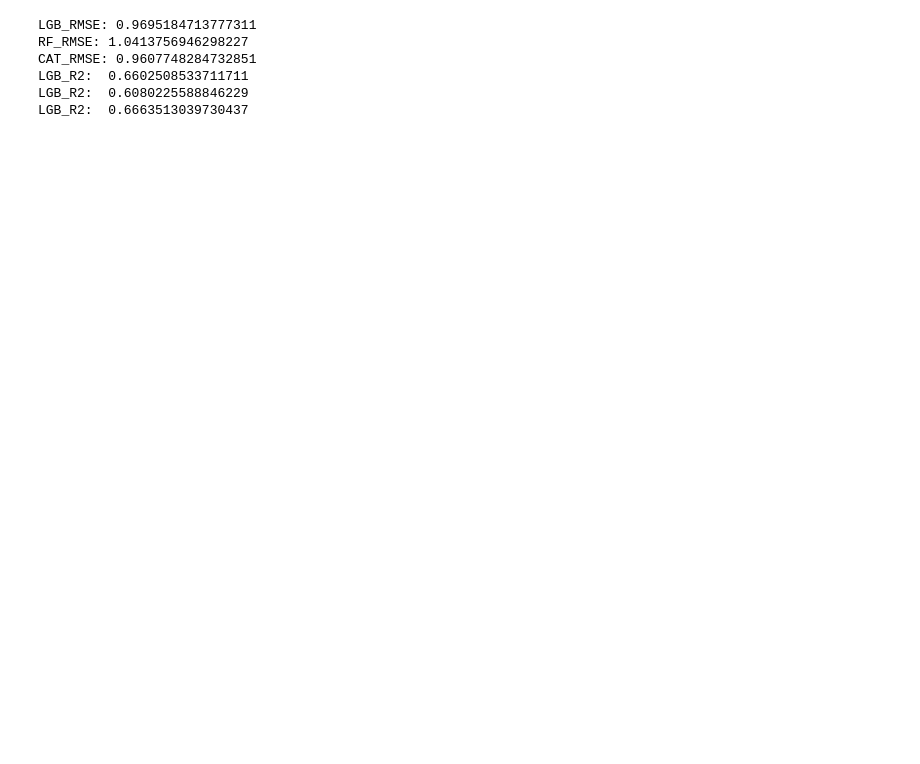
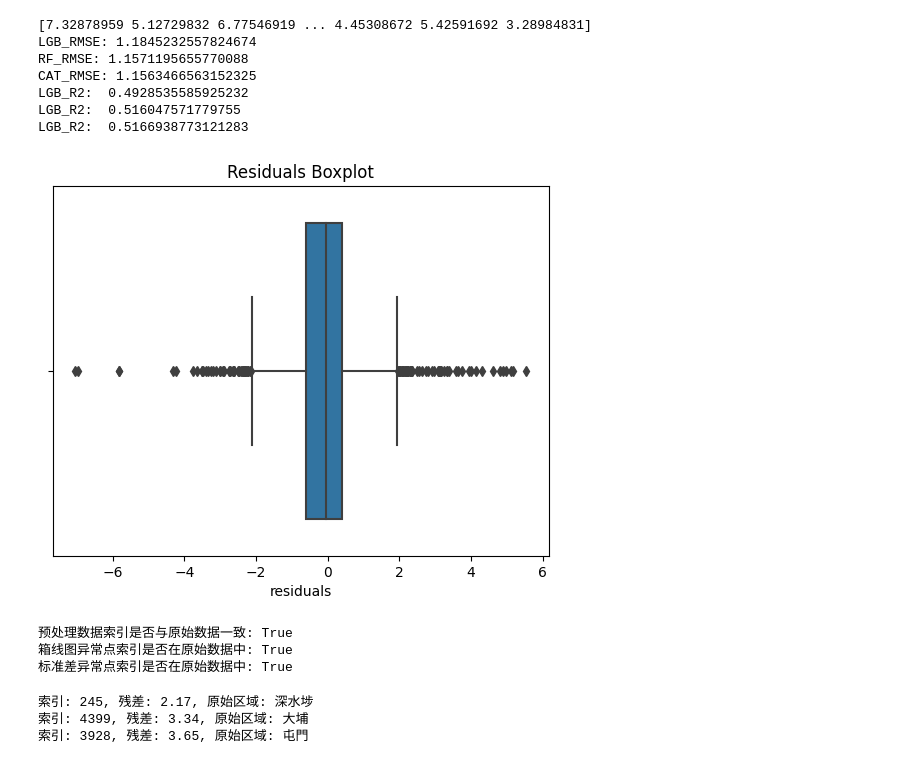
Before and after one commit to feiyiLB/comp3522, a Jupyter notebook: Notebooks/Model.ipynb, the cells around one changed output. Drawn from its saved outputs; the diff is of its cells as text; code cells hidden in the pictures; blank space fills up the shorter version.

```diff
--- a/Notebooks/Model.ipynb
+++ b/Notebooks/Model.ipynb
@@ -442,12 +458,12 @@ CV mean score: 1.0187, std: 0.0964.
 # %%
 from sklearn.metrics import mean_squared_error
 from sklearn.metrics import r2_score
-lgb_rmse = np.sqrt(mean_squared_error(test['PRICE'], prediction_lgb))
-rf_rmse=np.sqrt(mean_squared_error(test['PRICE'], prediction_rf))
-cat_rmse=np.sqrt(mean_squared_error(test['PRICE'], prediction_cat))
-lgb_r2=r2_score(test['PRICE'], prediction_lgb)
-rf_r2=r2_score(test['PRICE'], prediction_rf)
-cat_r2=r2_score(test['PRICE'], prediction_cat)
+lgb_rmse = np.sqrt(mean_squared_error(test[TARGET], prediction_lgb))
+rf_rmse=np.sqrt(mean_squared_error(test[TARGET], prediction_rf))
+cat_rmse=np.sqrt(mean_squared_error(test[TARGET], prediction_cat))
+lgb_r2=r2_score(test[TARGET], prediction_lgb)
+rf_r2=r2_score(test[TARGET], prediction_rf)
+cat_r2=r2_score(test[TARGET], prediction_cat)
 print(prediction_lgb)
 
 
@@ -458,9 +474,36 @@ print('LGB_R2: ', lgb_r2)
 print('LGB_R2: ', rf_r2)
 print('LGB_R2: ', cat_r2)
 # %% [output]
-LGB_RMSE: 0.9695184713777311
-RF_RMSE: 1.0413756946298227
-CAT_RMSE: 0.9607748284732851
-LGB_R2:  0.6602508533711711
-LGB_R2:  0.6080225588846229
-LGB_R2:  0.6663513039730437
+[7.32878959 5.12729832 6.77546919 ... 4.45308672 5.42591692 3.28984831]
+LGB_RMSE: 1.1845232557824674
+RF_RMSE: 1.1571195655770088
+CAT_RMSE: 1.1563466563152325
+LGB_R2:  0.4928535585925232
+LGB_R2:  0.516047571779755
+LGB_R2:  0.5166938773121283
+# %%
+import pandas as pd
+import numpy as np
+outlier=test.copy()
+
+outlier['residuals'] = test[TARGET] - prediction_lgb
+# %%
+import matplotlib.pyplot as plt
+import seaborn as sns
+
+# 绘制箱线图
+sns.boxplot(x=outlier['residuals'])
+plt.title('Residuals Boxplot')
+plt.show()
+
+# 计算异常阈值
+Q1 = outlier['residuals'].quantile(0.25)
+Q3 = outlier['residuals'].quantile(0.75)
+IQR = Q3 - Q1
+lower_bound = Q1 - 1.5 * IQR
+upper_bound = Q3 + 1.5 * IQR
+
+# 标记异常点
+boxplot_outliers = outlier[ (outlier['residuals'] > upper_bound)]
+# %% [output]
+[figure, added]
@@ -466,0 +521,23 @@ LGB_R2:  0.6663513039730437
+# %%
+# 检查预处理后的数据是否保留了原始索引
+print("预处理数据索引是否与原始数据一致:", data.index.equals(original_data.index))
+
+# 检查异常点的索引是否在原始数据中存在
+print("箱线图异常点索引是否在原始数据中:", boxplot_outliers.index.isin(original_data.index).all())
+print("标准差异常点索引是否在原始数据中:", sigma_outliers.index.isin(original_data.index).all())
+# %% [output]
+预处理数据索引是否与原始数据一致: True
+箱线图异常点索引是否在原始数据中: True
+标准差异常点索引是否在原始数据中: True
+# %%
+# 随机选择3个箱线图异常点
+sample_outliers = boxplot_outliers.sample(3, random_state=42)
+
+# 显示这些点的残差和对应区域
+for idx, row in sample_outliers.iterrows():
+    original_region = original_data.loc[idx, '區議會分區（中文名稱)']
+    print(f"索引: {idx}, 残差: {row['residuals']:.2f}, 原始区域: {original_region}")
+# %% [output]
+索引: 245, 残差: 2.17, 原始区域: 深水埗
+索引: 4399, 残差: 3.34, 原始区域: 大埔
+索引: 3928, 残差: 3.65, 原始区域: 屯門
```
Also changed, not shown: parts of 18 cells of this notebook, 10 other files.
